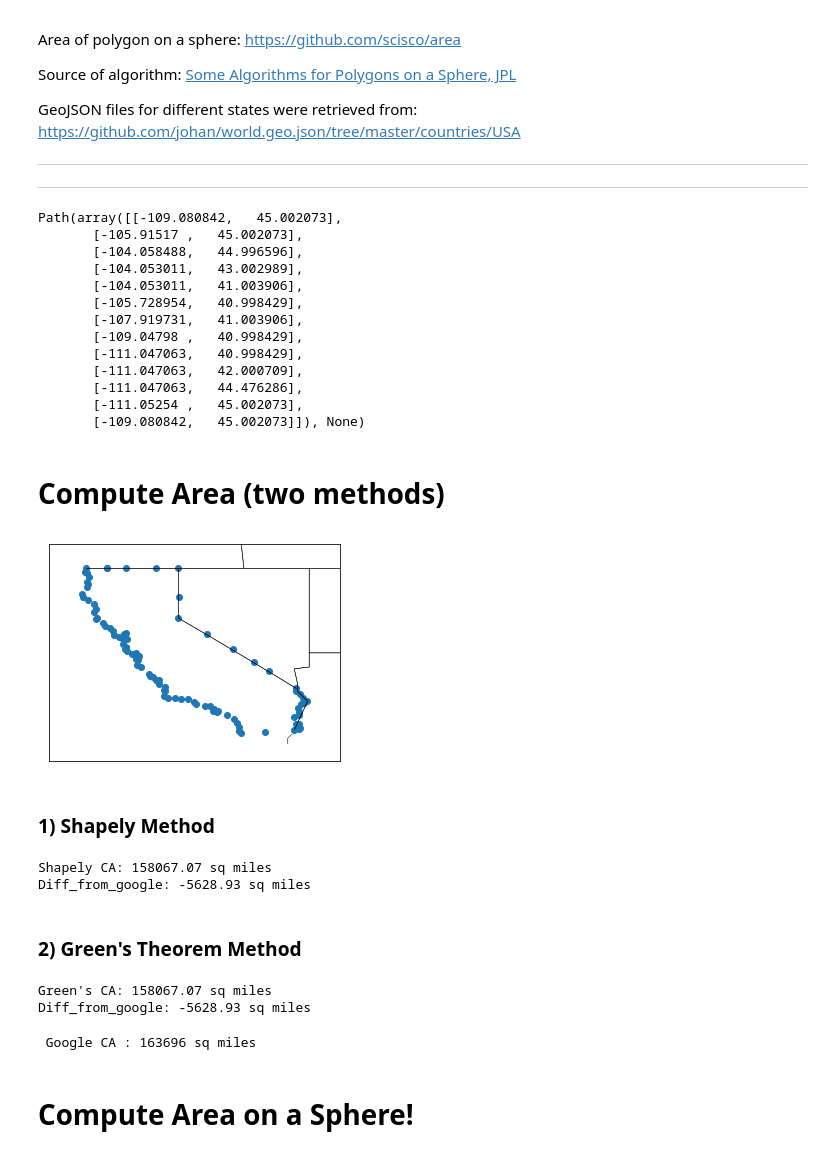
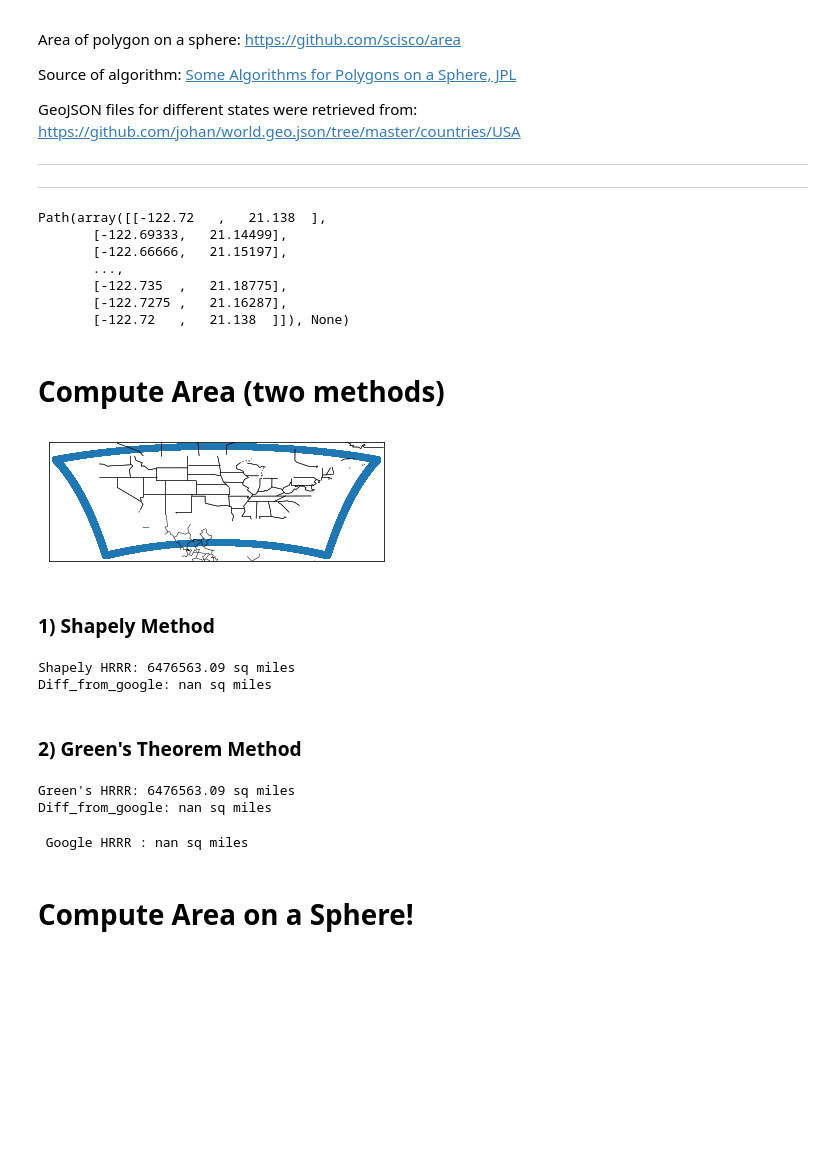
Before and after one commit to blaylockbk/pyBKB_v3, a Jupyter notebook: demo/Area_inside_contour_latlon.ipynb, the cells around one changed output. Saved outputs shown, nothing was run; the diff lists cells and outputs as text; code cells hidden in the pictures; blank space fills up the shorter version.

```diff
--- a/demo/Area_inside_contour_latlon.ipynb
+++ b/demo/Area_inside_contour_latlon.ipynb
@@ -79,3 +80,5 @@ from BB_maps.my_basemap import draw_HRRR_map, draw_centermap
+# %%
+Hlat, Hlon = get_hrrr_latlon(DICT=False)
 # %%
 GeoJSON_Path = '/uufs/chpc.utah.edu/common/home/u0553130/pyBKB_v3/geojson_area/'
 
@@ -100,7 +103,22 @@ PATH_points = {
         'lon':np.array(json.loads(open(GeoJSON_Path+'WY.geo.json', 'r').read())['features'][0]['geometry']['coordinates'][0])[:,0],
         'lat':np.array(json.loads(open(GeoJSON_Path+'WY.geo.json', 'r').read())['features'][0]['geometry']['coordinates'][0])[:,1],
         'google area': 97818},
-
+    'HRRR':
+        {'lon': np.concatenate([Hlon[0], Hlon[:,-1], Hlon[-1][::-1], Hlon[:,0][::-1]]),
+         'lat': np.concatenate([Hlat[0], Hlat[:,-1], Hlat[-1][::-1], Hlat[:,0][::-1]]),
+         'google area': np.nan},
+    'West':{
+        'lon':[-120, -104, -104, -120, -120],
+        'lat':[24.4, 24.4, 50.2, 50.2, 24.2],
+        'google area': np.nan},
+    'Central':{
+        'lon':[-104, -88, -88, -104, -104],
+        'lat':[24.4, 24.4, 50.2, 50.2, 24.2],
+        'google area': np.nan},
+    'East':{
+        'lon':[-88, -72, -72, -88, -88],
+        'lat':[24.4, 24.4, 50.2, 50.2, 24.2],
+        'google area': np.nan},
 }
 
 ## Combine lat/lon as vertice pair as a tuple. i.e. (lon, lat).
@@ -113,44 +131,38 @@ PATHS = {}
 for i in PATH_verts.keys():
     PATHS[i] = Path(PATH_verts[i])
 # %%
-PATHS['Wyoming']
+PATHS['HRRR']
 # %% [output]
-Path(array([[-109.080842,   45.002073],
-       [-105.91517 ,   45.002073],
-       [-104.058488,   44.996596],
-       [-104.053011,   43.002989],
-       [-104.053011,   41.003906],
-       [-105.728954,   40.998429],
-       [-107.919731,   41.003906],
-       [-109.04798 ,   40.998429],
-       [-111.047063,   40.998429],
-       [-111.047063,   42.000709],
-       [-111.047063,   44.476286],
-       [-111.05254 ,   45.002073],
-       [-109.080842,   45.002073]]), None)
+Path(array([[-122.72   ,   21.138  ],
+       [-122.69333,   21.14499],
+       [-122.66666,   21.15197],
+       ...,
+       [-122.735  ,   21.18775],
+       [-122.7275 ,   21.16287],
+       [-122.72   ,   21.138  ]]), None)
 # %% [markdown]
 # Compute Area (two methods)
 # %%
 # Get vertices
-loc = 'CA'
+loc = 'HRRR'
 coordinates = PATHS[loc].vertices
 lats=coordinates[:,1]
 lons=coordinates[:,0]
 
 lat1=np.min(lats)-1.5
 lat2=np.max(lats)+1.5
 lon1=np.min(lons)-1.5
 lon2=np.max(lons)+1.5
 
 # Make a Cylindrial Equal-Area Projection map
 bmap = Basemap(projection='cea',llcrnrlat=lat1,llcrnrlon=lon1,urcrnrlat=lat2,urcrnrlon=lon2)
 # Convert latitude and longitude points to map coordinates (meters)
 xs, ys = bmap(lons,lats)
 
 bmap.scatter(lons, lats, latlon=True);
 bmap.drawstates();
 # %% [output]
-[figure, old version]
+[figure, new version]
 # %% [markdown]
 ### 1) Shapely Method
 # %%
@@ -161,8 +173,8 @@ area_sqmiles = area*0.38610216/1e6
 print('Shapely %s: %.2f' % (loc, area_sqmiles), 'sq miles')
 print('Diff_from_google: %.2f' % (area_sqmiles-PATH_points[loc]['google area']), 'sq miles')
 # %% [output]
-Shapely CA: 158067.07 sq miles
-Diff_from_google: -5628.93 sq miles
+Shapely HRRR: 6476563.09 sq miles
+Diff_from_google: nan sq miles
 # %% [markdown]
 ### 2) Green's Theorem Method
 # %%
@@ -172,13 +184,13 @@ area_sqmiles = area*0.38610216/1e6
 print("Green's %s: %.2f" % (loc, area_sqmiles), 'sq miles')
 print('Diff_from_google: %.2f' % (area_sqmiles-PATH_points[loc]['google area']), 'sq miles')
 # %% [output]
-Green's CA: 158067.07 sq miles
-Diff_from_google: -5628.93 sq miles
+Green's HRRR: 6476563.09 sq miles
+Diff_from_google: nan sq miles
 # %%
 # Google's Size
 print(' Google %s : %s sq miles' % (loc, PATH_points[loc]['google area']))
 # %% [output]
- Google CA : 163696 sq miles
+ Google HRRR : nan sq miles
 # %% [markdown]
 # Compute Area on a Sphere!
 # %%
```
Also changed, not shown: parts of 2 cells of this notebook, 4 other files.
